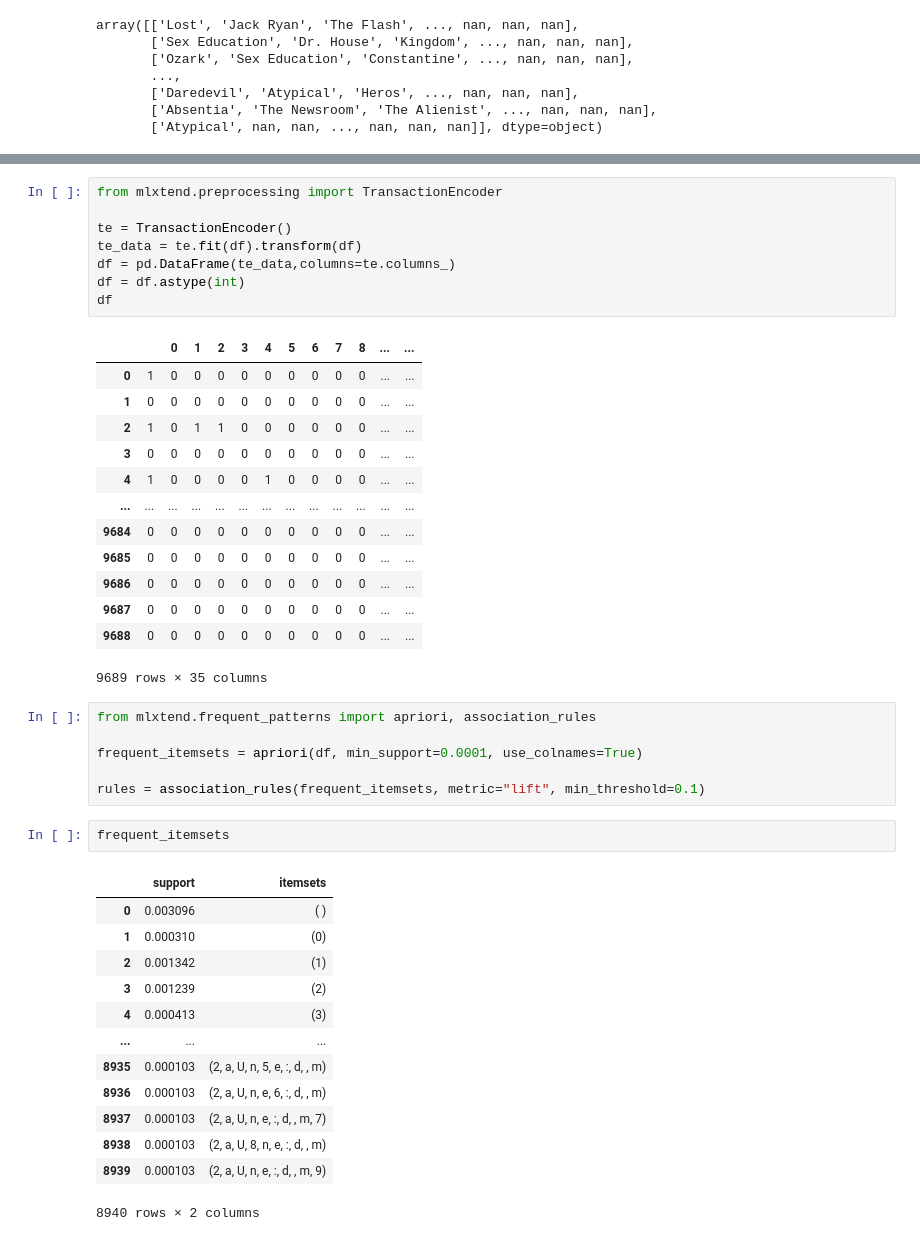
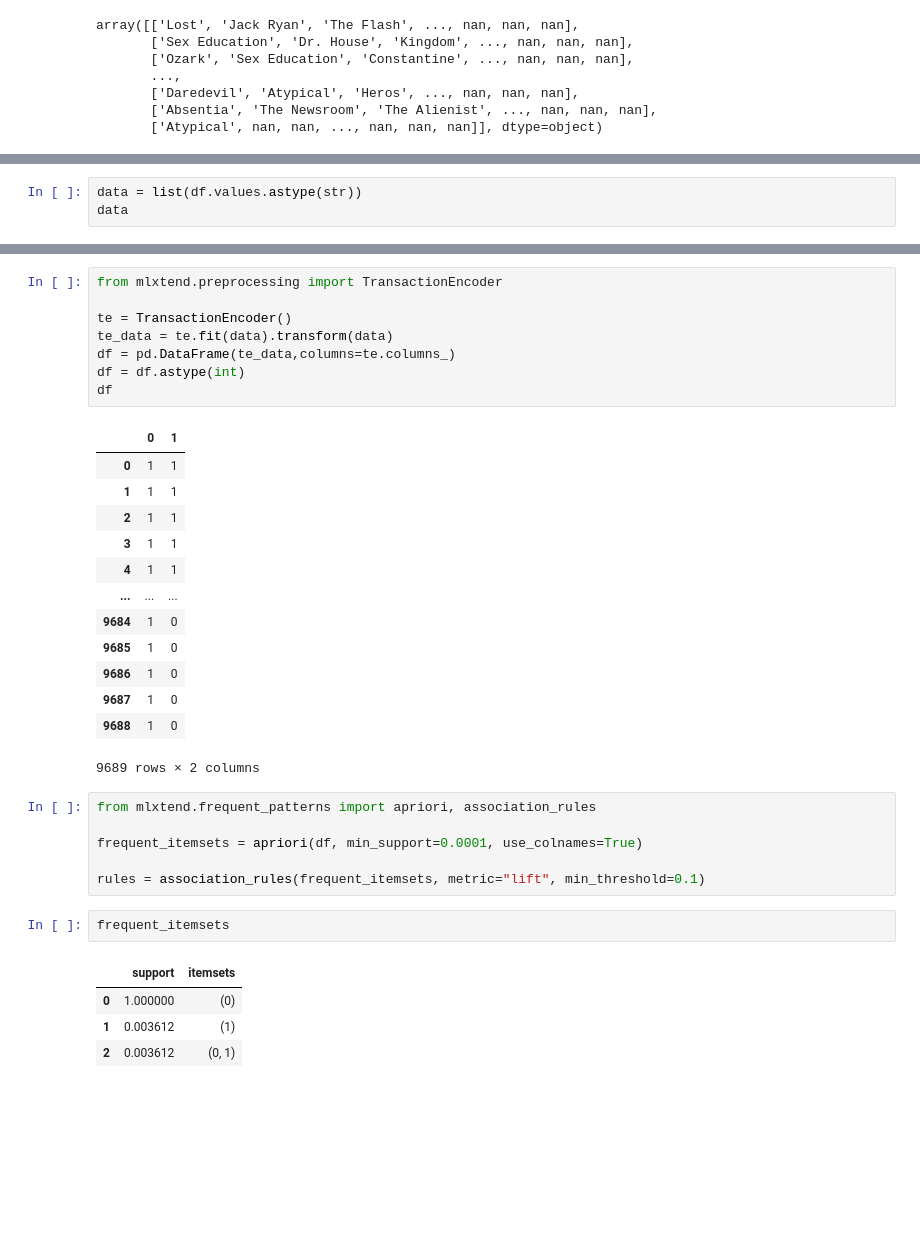
Before and after one commit to dewifatimahazzahra/Data_Mining_Dewi_0110223142, a Jupyter notebook: Tugas_Dewi_Praktikum4.ipynb, the cells around one changed output, grey strips where cells are left out. Drawn from its saved outputs; the diff is of its cells as text; blank space fills up the shorter version.

```diff
--- a/Tugas_Dewi_Praktikum4.ipynb
+++ b/Tugas_Dewi_Praktikum4.ipynb
@@ -37,0 +35,3 @@ array([['Lost', 'Jack Ryan', 'The Flash', ..., nan, nan, nan],
+# %%
+data = list(df.values.astype(str))
+data
@@ -38,25 +56,25 @@ array([['Lost', 'Jack Ryan', 'The Flash', ..., nan, nan, nan],
 # %%
 from mlxtend.preprocessing import TransactionEncoder
 
 te = TransactionEncoder()
-te_data = te.fit(df).transform(df)
+te_data = te.fit(data).transform(data)
 df = pd.DataFrame(te_data,columns=te.columns_)
 df = df.astype(int)
 df
 # %% [output]
-|  |  | 0 | 1 | 2 | 3 | 4 | 5 | 6 | 7 | 8 | ... | ... |
-| 0 | 1 | 0 | 0 | 0 | 0 | 0 | 0 | 0 | 0 | 0 | ... | ... |
-| 1 | 0 | 0 | 0 | 0 | 0 | 0 | 0 | 0 | 0 | 0 | ... | ... |
-| 2 | 1 | 0 | 1 | 1 | 0 | 0 | 0 | 0 | 0 | 0 | ... | ... |
-| 3 | 0 | 0 | 0 | 0 | 0 | 0 | 0 | 0 | 0 | 0 | ... | ... |
-| 4 | 1 | 0 | 0 | 0 | 0 | 1 | 0 | 0 | 0 | 0 | ... | ... |
-| ... | ... | ... | ... | ... | ... | ... | ... | ... | ... | ... | ... | ... |
-| 9684 | 0 | 0 | 0 | 0 | 0 | 0 | 0 | 0 | 0 | 0 | ... | ... |
-| 9685 | 0 | 0 | 0 | 0 | 0 | 0 | 0 | 0 | 0 | 0 | ... | ... |
-| 9686 | 0 | 0 | 0 | 0 | 0 | 0 | 0 | 0 | 0 | 0 | ... | ... |
-| 9687 | 0 | 0 | 0 | 0 | 0 | 0 | 0 | 0 | 0 | 0 | ... | ... |
-| 9688 | 0 | 0 | 0 | 0 | 0 | 0 | 0 | 0 | 0 | 0 | ... | ... |
+|  | 0 | 1 |
+| 0 | 1 | 1 |
+| 1 | 1 | 1 |
+| 2 | 1 | 1 |
+| 3 | 1 | 1 |
+| 4 | 1 | 1 |
+| ... | ... | ... |
+| 9684 | 1 | 0 |
+| 9685 | 1 | 0 |
+| 9686 | 1 | 0 |
+| 9687 | 1 | 0 |
+| 9688 | 1 | 0 |
-9689 rows × 35 columns
+9689 rows × 2 columns
 # %%
 from mlxtend.frequent_patterns import apriori, association_rules
 
@@ -67,18 +85,9 @@ rules = association_rules(frequent_itemsets, metric="lift", min_threshold=0.1)
 frequent_itemsets
 # %% [output]
 |  | support | itemsets |
-| 0 | 0.003096 | ( ) |
-| 1 | 0.000310 | (0) |
-| 2 | 0.001342 | (1) |
-| 3 | 0.001239 | (2) |
-| 4 | 0.000413 | (3) |
-| ... | ... | ... |
-| 8935 | 0.000103 | (2, a, U, n, 5, e, :, d, , m) |
-| 8936 | 0.000103 | (2, a, U, n, e, 6, :, d, , m) |
-| 8937 | 0.000103 | (2, a, U, n, e, :, d, , m, 7) |
-| 8938 | 0.000103 | (2, a, U, 8, n, e, :, d, , m) |
-| 8939 | 0.000103 | (2, a, U, n, e, :, d, , m, 9) |
+| 0 | 1.000000 | (0) |
+| 1 | 0.003612 | (1) |
+| 2 | 0.003612 | (0, 1) |
-8940 rows × 2 columns
 # %%
 rules
 # %% [output]
```
Also changed, not shown: parts of 3 cells of this notebook.
